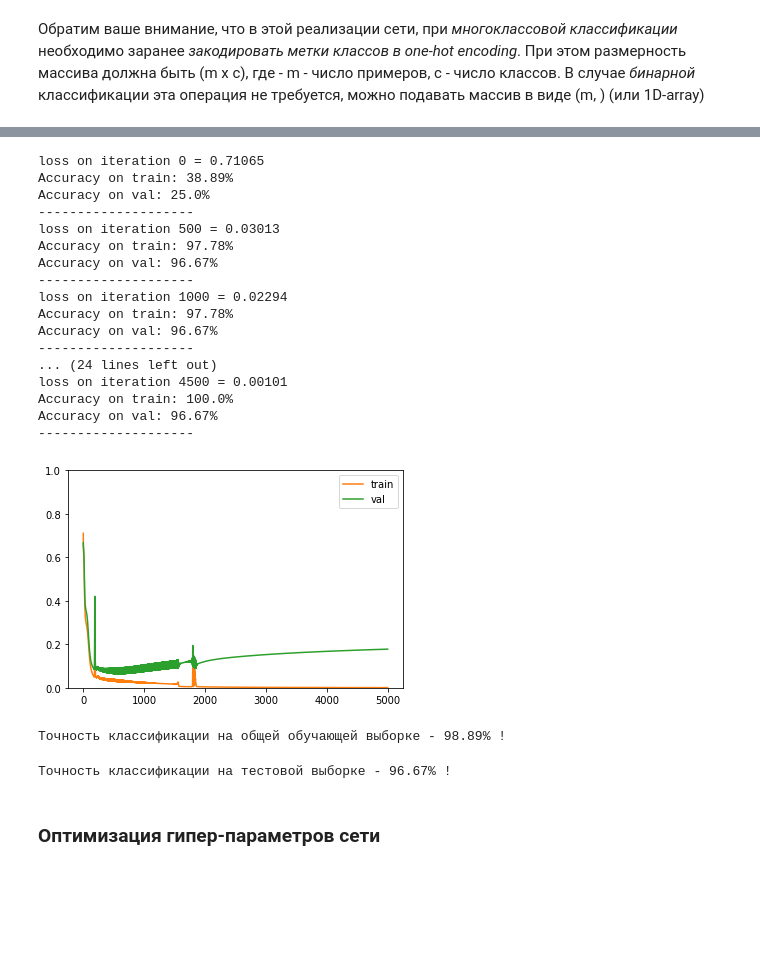
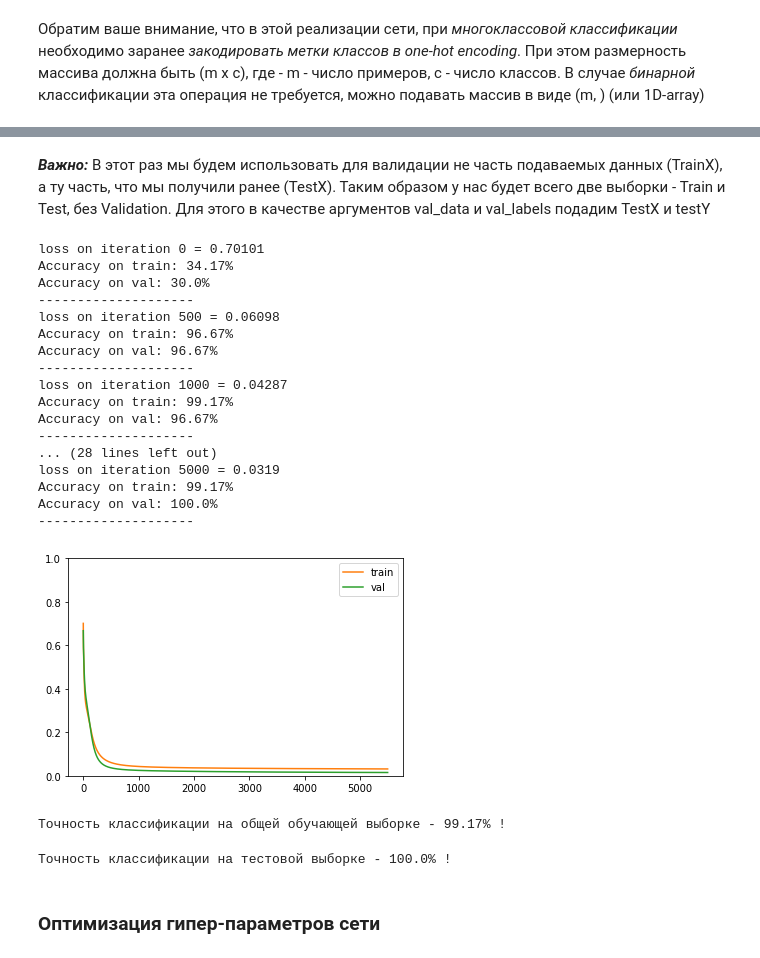
Before and after one commit to SUSTechBruce/MLP, a Jupyter notebook: MLP.ipynb, the cells around one changed output, grey strips where cells are left out. Saved outputs shown, nothing was run; the diff lists cells and outputs as text; code cells hidden in the pictures; blank space fills up the shorter version.

```diff
--- a/MLP.ipynb
+++ b/MLP.ipynb
@@ -444,7 +446,7 @@ class MLP:
                     vallosses.append(val_loss)
                     if val_loss < minimal_loss:
                         minimal_loss = val_loss
-                        best_model = copy.deepcopy(self.layers)
+                        best_model = deepcopy(self.layers)
         if visualize:
             train_loss, = plt.plot(losses, label="train")
             val_loss, = plt.plot(vallosses, label="val")
@@ -461,7 +463,7 @@ import datagenv2 as dg
 # %%
 num_classes = 10
 # %%
-X, y = dg.generate_data(num_classes, 500, 2, True, 1.2)
+X, y = dg.generate_data(num_classes, 3500, 2, False, 1.0)
 # %% [markdown]
 #### Нормирование
 Отнормируем данные. Это необходимо для более стабильной работы сети и не только. Например, логистическая регрессия вовсе не будет работать на немасштабированных данных. Для этого вычтем среднее по выборке и разделим на стандартное отклонение.
@@ -535,4 +613,4 @@ Accuracy on val: 100.0%
 X, y = sklearn.datasets.load_iris(return_X_y=True)
 X = normalize_data(X)
 onehot = make_onehot(y, 3)
-TrainX, TrainY, TestX, TestY = train_test_split(X, onehot, random_seed=1, ratio=0.6)
+TrainX, TrainY, TestX, TestY = train_test_split(X, onehot, random_seed=55, ratio=0.8)
@@ -539,39 +624,50 @@ TrainX, TrainY, TestX, TestY = train_test_split(X, onehot, random_seed=1, ratio=
+# %% [markdown]
+**_Важно:_** В этот раз мы будем использовать для валидации не часть подаваемых данных (TrainX), а ту часть, что мы получили ранее (TestX). Таким образом у нас будет всего две выборки - Train и Test, без Validation. Для этого в качестве аргументов val_data и val_labels подадим TestX и testY
 # %%
-a = MLP(4, [10, 5, 3], ['sigm', 'sigm', 'sigm'])
-best_layers = a.fit(TrainX, TrainY, validation=True, num_epochs=5000, minibatch_size = len(TrainX),
-      learning_rate=0.0171, eps=0.001, visualize=True, val_data = TestX, val_labels = TestY)
-best_model = MLP(4, [10, 5, 3], ['sigm','sigm', 'sigm'])
+a = MLP(4, [8, 3], ['sigm', 'sigm'])
+best_model = deepcopy(a) # we'll use it later to assign weights of layers of the best model
+best_layers = a.fit(TrainX,
+                    TrainY,
+                    validation=True,
+                    num_epochs=5500,
+                    minibatch_size = len(TrainX), # now we won't nip anything
+                    learning_rate=0.005,
+                    eps=0.001,
+                    visualize=True,
+                    val_data = TestX, # replace nipped part from TrainX to TestX
+                    val_labels = TestY
+                   )
 best_model.layers = best_layers
 # %% [output]
-loss on iteration 0 = 0.71065
-Accuracy on train: 38.89%
-Accuracy on val: 25.0%
+loss on iteration 0 = 0.70101
+Accuracy on train: 34.17%
+Accuracy on val: 30.0%
 --------------------
-loss on iteration 500 = 0.03013
-Accuracy on train: 97.78%
+loss on iteration 500 = 0.06098
+Accuracy on train: 96.67%
 Accuracy on val: 96.67%
 --------------------
-loss on iteration 1000 = 0.02294
-Accuracy on train: 97.78%
+loss on iteration 1000 = 0.04287
+Accuracy on train: 99.17%
 Accuracy on val: 96.67%
 --------------------
-... (24 lines left out)
-loss on iteration 4500 = 0.00101
-Accuracy on train: 100.0%
-Accuracy on val: 96.67%
+... (28 lines left out)
+loss on iteration 5000 = 0.0319
+Accuracy on train: 99.17%
+Accuracy on val: 100.0%
 --------------------
-[figure, old version]
+[figure, new version]
 # %%
 pred = best_model.predict(TrainX)
 pred = make_onehot(pred, 3)
 print('Точность классификации на общей обучающей выборке - {}% !'.format(round(accuracy_metrics(pred, TrainY)*100,2)))
 # %% [output]
-Точность классификации на общей обучающей выборке - 98.89% !
+Точность классификации на общей обучающей выборке - 99.17% !
 # %%
 pred = best_model.predict(TestX)
 pred = make_onehot(pred, 3)
 print('Точность классификации на тестовой выборке - {}% !'.format(round(accuracy_metrics(pred, TestY)*100,2)))
 # %% [output]
-Точность классификации на тестовой выборке - 96.67% !
+Точность классификации на тестовой выборке - 100.0% !
 # %% [markdown]
 ### Оптимизация гипер-параметров сети
```
Also changed, not shown: parts of 58 cells of this notebook, 1 other file.
